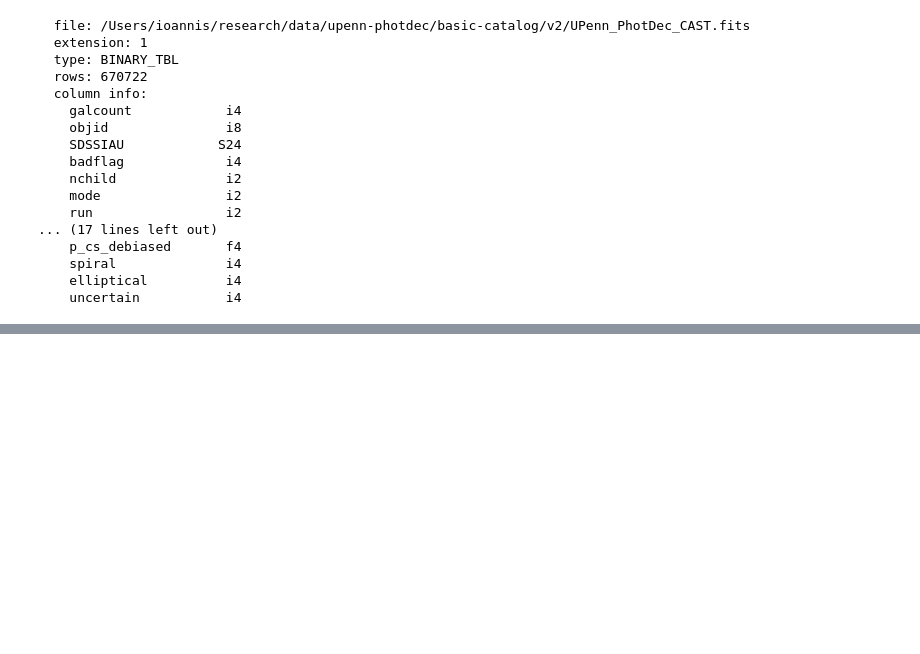
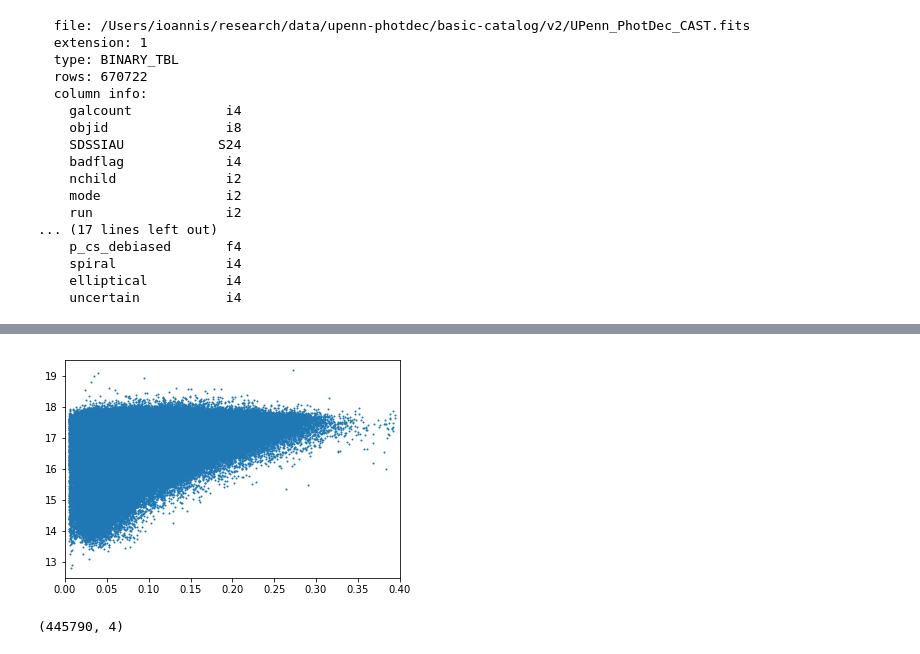
Before and after one commit to moustakas/siena-astrophysics, a Jupyter notebook: research/upenn-photdec/upenn-photdec.ipynb, the cells around one changed output, grey strips where cells are left out. Cells and saved outputs as stored; diff of their text form; code cells hidden in the pictures; blank space fills up the shorter version.

```diff
--- a/research/upenn-photdec/upenn-photdec.ipynb
+++ b/research/upenn-photdec/upenn-photdec.ipynb
@@ -22,0 +87,10 @@ adddir = os.path.join(topdir, 'additional-catalogs')
+# %%
+fit, meas = [], []
+for thisband in band:
+    fitfile = os.path.join(basicdir, 'UPenn_PhotDec_Models_{}.fits'.format(thisband))
+    measfile = os.path.join(basicdir, 'UPenn_PhotDec_NonParam_{}.fits'.format(thisband))
+    fit.append(fitsio.read(fitfile, ext=1, rows=goodindx))
+    meas.append(fitsio.read(measfile, ext=1, rows=goodindx))
+gfit, rfit, ifit = fit
+gmeas, rmeas, imeas = meas
+del fit, meas
@@ -47,0 +148,13 @@ Read the other catalogs and make a couple plots!
+# %%
+fig, ax = plt.subplots()
+ax.scatter(cast['z'], rfit['m_tot'], s=1)
+ax.set_xlim((0, 0.4))
+ax.margins(0.05)
+# %% [output]
+[figure, added]
+# %%
+labels = ['r (AB mag)', 'g - r', 'Sersic n', 'Half-light Radius (arcsec)']
+data = np.array([ rfit['m_tot'], gfit['m_tot'] - rfit['m_tot'], rfit['n_disk'], rfit['r_disk'] ]).T
+data.shape
+# %% [output]
+(445790, 4)
```
Also changed, not shown: parts of 18 cells of this notebook.
